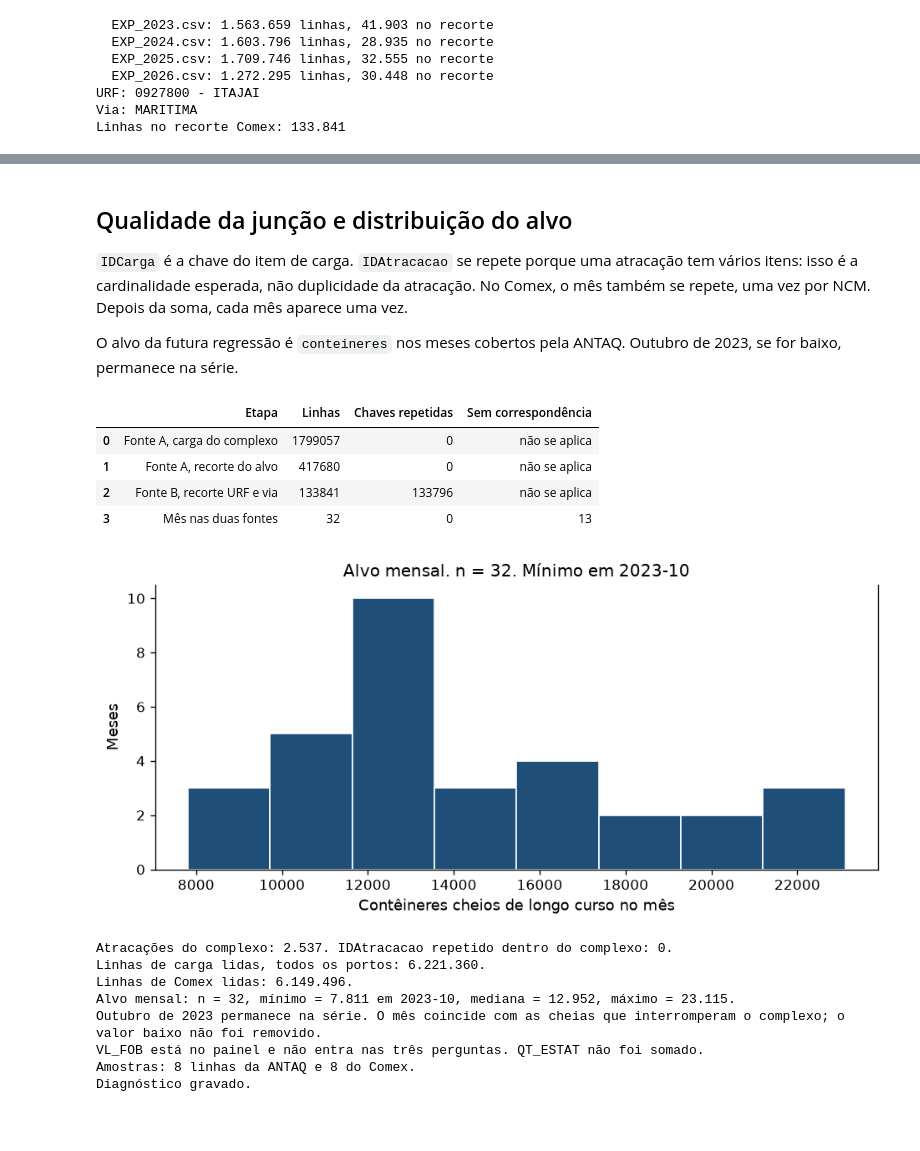
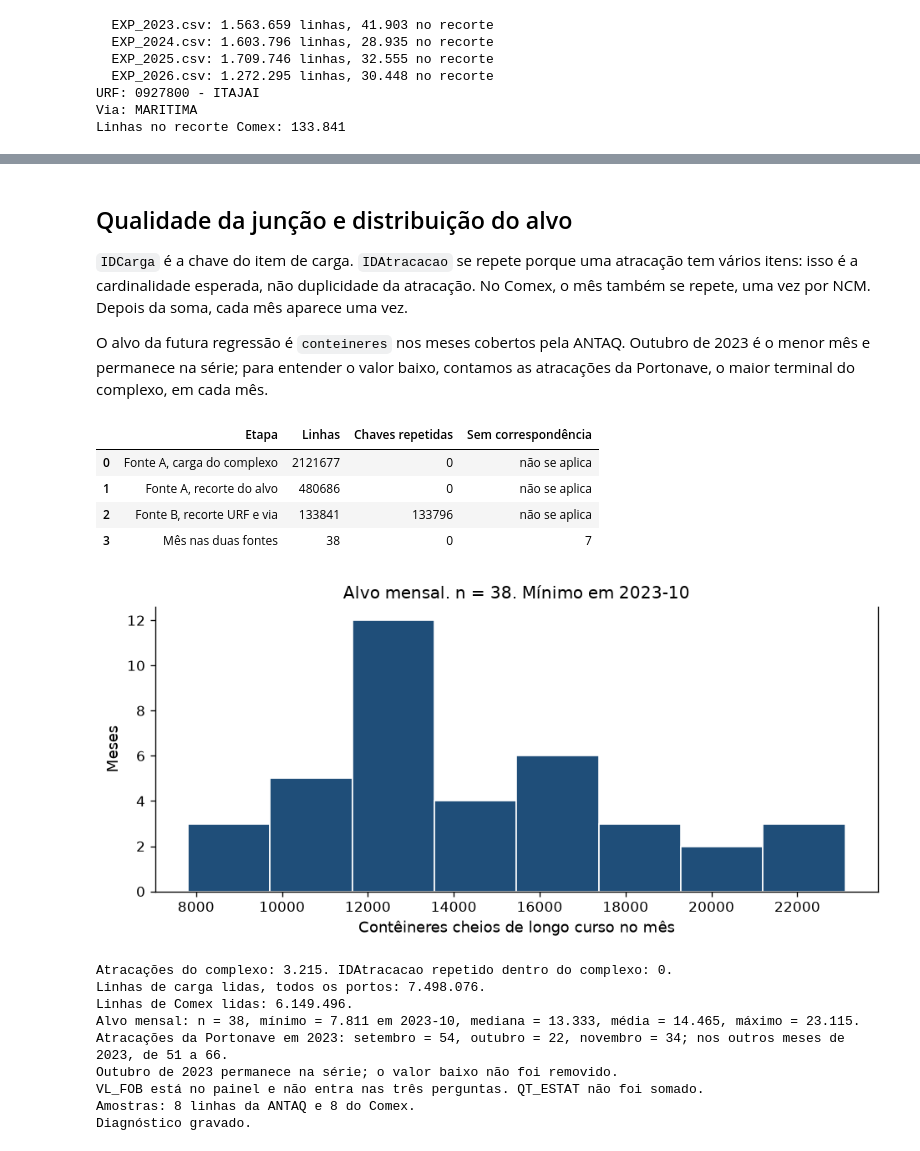
Before and after one commit to Miguel-Pezzini/IA-M2-M3, a Jupyter notebook: Grupo_D_M2_2_EDA.ipynb, the cells around one changed output, grey strips where cells are left out. Drawn from its saved outputs; the diff is of its cells as text; code cells hidden in the pictures; blank space fills up the shorter version.

```diff
--- a/Grupo_D_M2_2_EDA.ipynb
+++ b/Grupo_D_M2_2_EDA.ipynb
@@ -467,8 +526,9 @@ A conta usa apenas os meses em que as duas somas existem. Outubro de 2023 fica m
 # %%
 contemporaneo = painel.loc[ambos].copy()
 n_cont, r_cont = pearson(contemporaneo, "conteineres", "kg_liquido")
+contemporaneo["t_por_conteiner"] = contemporaneo["kg_liquido"] / 1000 / contemporaneo["conteineres"]
 
-fig, ax1 = plt.subplots(figsize=(11, 4.2))
+fig, (ax1, ax3) = plt.subplots(2, 1, figsize=(11, 7.4), sharex=True)
 ax1.plot(contemporaneo["data"], contemporaneo["conteineres"], color="#1f4e79", marker="o", ms=3.5, label="Contêineres cheios")
 ax1.set_ylabel("Contêineres cheios (QTCarga)")
 ax2 = ax1.twinx()
@@ -480,22 +540,27 @@ if len(outubro):
     ax1.annotate("2023-10", (outubro["data"].iloc[0], outubro["conteineres"].iloc[0]),
                  textcoords="offset points", xytext=(6, 8), fontsize=9, color="#333333")
 ax1.set_title(f"Mesmo mês. n = {n_cont}. Correlação = {fmt_r(r_cont)}")
+ax3.plot(contemporaneo["data"], contemporaneo["t_por_conteiner"], color="#4d7c3a", marker="o", ms=3.5)
+ax3.axhline(contemporaneo["t_por_conteiner"].median(), color="#666666", ls=":", lw=1)
+ax3.set_ylabel("Toneladas declaradas por contêiner")
+ax3.set_title("Peso declarado no Comex dividido pelos contêineres da ANTAQ (linha pontilhada: mediana)")
 fig.tight_layout()
 fig.savefig(OUT_DIR / "figuras" / "02_mesmo_mes.png", bbox_inches="tight")
 plt.show()
 
+tpc = contemporaneo.set_index("mes_rotulo")["t_por_conteiner"]
+med = float(contemporaneo["conteineres"].median())
 total_longo = float(contemporaneo["conteineres"].sum())
 total_cabo = float(contemporaneo["conteineres_cabotagem"].sum())
 parcela_cabo = total_cabo / (total_longo + total_cabo) if (total_longo + total_cabo) else None
-print(f"Conclusão. Nos {n_cont} meses em comum, a correlação linear entre contêineres e kg do mesmo mês é {fmt_r(r_cont)}.")
+print(f"n = {n_cont} meses. Correlação entre contêineres e kg do mesmo mês: {fmt_r(r_cont)}.")
+print(f"Toneladas por contêiner: mínimo {fmt_dec(tpc.min())} em {tpc.idxmin()}, mediana {fmt_dec(tpc.median())}, máximo {fmt_dec(tpc.max())} em {tpc.idxmax()}.")
 if len(outubro):
-    med = float(contemporaneo["conteineres"].median())
     print(
-        f"Outubro de 2023 tem {fmt_int(outubro['conteineres'].iloc[0])} contêineres e "
-        f"{outubro['kg_liquido'].iloc[0] / 1e6:.0f} milhões de kg. A mediana dos contêineres nesses meses é {fmt_int(med)}."
+        f"Outubro de 2023: {fmt_int(outubro['conteineres'].iloc[0])} contêineres e "
+        f"{outubro['kg_liquido'].iloc[0] / 1e6:.0f} milhões de kg. Mediana dos contêineres nesses meses: {fmt_dec(med)}."
     )
-print("A cabotagem, fora do alvo, soma", fmt_int(total_cabo), "contêineres cheios embarcados nos mesmos meses.")
+print(f"Cabotagem (fora do alvo) nos mesmos meses: {fmt_int(total_cabo)} contêineres cheios embarcados.")
 if parcela_cabo is not None:
-    print(f"Ela representa {100 * parcela_cabo:.1f}% da soma cabotagem + longo curso.")
-print("Limite. O gráfico descreve o mesmo mês. A pergunta do projeto usa o kg do mês anterior.")
+    print(f"Ela é {fmt_dec(100 * parcela_cabo)}% da soma cabotagem + longo curso.")
 # %% [output]
@@ -543,7 +624,7 @@ Esses meses permanecem nos gráficos. Nenhum filtro foi escolhido para melhorar
 
 `IDCarga` é a chave do item de carga. `IDAtracacao` se repete porque uma atracação tem vários itens: isso é a cardinalidade esperada, não duplicidade da atracação. No Comex, o mês também se repete, uma vez por NCM. Depois da soma, cada mês aparece uma vez.
 
-O alvo da futura regressão é `conteineres` nos meses cobertos pela ANTAQ. Outubro de 2023, se for baixo, permanece na série.
+O alvo da futura regressão é `conteineres` nos meses cobertos pela ANTAQ. Outubro de 2023 é o menor mês e permanece na série; para entender o valor baixo, contamos as atracações da Portonave, o maior terminal do complexo, em cada mês.
 # %%
 chaves_mes = int(painel["mes_rotulo"].duplicated().sum())
 alvo = painel.loc[painel["conteineres"].notna(), "conteineres"]
@@ -593,13 +674,16 @@ print(f"Linhas de carga lidas, todos os portos: {fmt_int(n_carga_lidas)}.")
 print(f"Linhas de Comex lidas: {fmt_int(n_comex_lidas)}.")
 print(
     f"Alvo mensal: n = {len(alvo)}, mínimo = {fmt_int(menor['conteineres'])} em {menor['mes_rotulo']}, "
-    f"mediana = {fmt_int(alvo.median())}, máximo = {fmt_int(alvo.max())}."
+    f"mediana = {fmt_dec(alvo.median())}, média = {fmt_dec(alvo.mean(), 0)}, máximo = {fmt_int(alvo.max())}."
 )
-if len(outubro_linha) and pd.notna(outubro_linha["conteineres"].iloc[0]):
-    print(
-        "Outubro de 2023 permanece na série. O mês coincide com as cheias que interromperam o complexo; "
-        "o valor baixo não foi removido."
-    )
+portonave = "Portonave - Terminais Portuários de Navegantes"
+atr_portonave = atr_ok[atr_ok["Porto Atracação"] == portonave].groupby(["ano", "mes"]).size()
+atr_2023 = atr_portonave.loc[2023]
+print(
+    f"Atracações da Portonave em 2023: setembro = {atr_2023.get(9, 0)}, outubro = {atr_2023.get(10, 0)}, "
+    f"novembro = {atr_2023.get(11, 0)}; nos outros meses de 2023, de {atr_2023.drop([9, 10, 11]).min()} a {atr_2023.drop([9, 10, 11]).max()}."
+)
+print("Outubro de 2023 permanece na série; o valor baixo não foi removido.")
 print("VL_FOB está no painel e não entra nas três perguntas. QT_ESTAT não foi somado.")
 
 amostra_a = pd.DataFrame(amostras_a)
@@ -632,42 +716,48 @@ diagnostico = {
     "n_meses_civis": int(len(painel)),
     "n_meses_antaq": int(painel["conteineres"].notna().sum()),
     "n_meses_comex": int(painel["kg_liquido"].notna().sum()),
     "n_meses_ambos": int(ambos.sum()),
     "meses_so_antaq": painel.loc[so_antaq, "mes_rotulo"].tolist(),
     "meses_so_comex": painel.loc[so_comex, "mes_rotulo"].tolist(),
     "meses_ambos": painel.loc[ambos, "mes_rotulo"].tolist(),
     "n_pares_lag": int(len(pares)),
     "r_contemporaneo": num(r_cont),
+    "t_por_conteiner_mediana": float(tpc.median()),
+    "t_por_conteiner_min": float(tpc.min()),
+    "t_por_conteiner_max": float(tpc.max()),
+    "n_pares_usados": int(len(analise)),
+    "atracacoes_portonave_2023": {int(m): int(v) for m, v in atr_2023.items()},
     "r_persistencia": num(r_pers),
     "r_kg_lag": num(r_kg),
     "parcela_cabotagem": None if parcela_cabo is None else float(parcela_cabo),
     "alvo_n": int(len(alvo)),
     "alvo_min": float(menor["conteineres"]),
     "alvo_min_mes": str(menor["mes_rotulo"]),
     "alvo_mediana": float(alvo.median()),
     "alvo_max": float(alvo.max()),
     "alvo_media": float(alvo.mean()),
     "outubro_2023_conteineres": None if outubro_linha.empty or pd.isna(outubro_linha["conteineres"].iloc[0]) else float(outubro_linha["conteineres"].iloc[0]),
     "outubro_2023_kg": None if outubro_linha.empty or pd.isna(outubro_linha["kg_liquido"].iloc[0]) else float(outubro_linha["kg_liquido"].iloc[0]),
     "teste_m3": teste_m3,
     "chaves_mes_painel": chaves_mes,
     "primeira_data": rotulo(inicio),
     "ultima_data": rotulo(fim),
 }
 (OUT_DIR / "diagnostico.json").write_text(json.dumps(diagnostico, ensure_ascii=False, indent=2), encoding="utf-8")
 print("Diagnóstico gravado.")
 # %% [output]
 |  | Etapa | Linhas | Chaves repetidas | Sem correspondência |
-| 0 | Fonte A, carga do complexo | 1799057 | 0 | não se aplica |
-| 1 | Fonte A, recorte do alvo | 417680 | 0 | não se aplica |
+| 0 | Fonte A, carga do complexo | 2121677 | 0 | não se aplica |
+| 1 | Fonte A, recorte do alvo | 480686 | 0 | não se aplica |
 | 2 | Fonte B, recorte URF e via | 133841 | 133796 | não se aplica |
-| 3 | Mês nas duas fontes | 32 | 0 | 13 |
+| 3 | Mês nas duas fontes | 38 | 0 | 7 |
-[figure, old version]
+[figure, new version]
-Atracações do complexo: 2.537. IDAtracacao repetido dentro do complexo: 0.
-Linhas de carga lidas, todos os portos: 6.221.360.
+Atracações do complexo: 3.215. IDAtracacao repetido dentro do complexo: 0.
+Linhas de carga lidas, todos os portos: 7.498.076.
 Linhas de Comex lidas: 6.149.496.
-Alvo mensal: n = 32, mínimo = 7.811 em 2023-10, mediana = 12.952, máximo = 23.115.
-Outubro de 2023 permanece na série. O mês coincide com as cheias que interromperam o complexo; o valor baixo não foi removido.
+Alvo mensal: n = 38, mínimo = 7.811 em 2023-10, mediana = 13.333, média = 14.465, máximo = 23.115.
+Atracações da Portonave em 2023: setembro = 54, outubro = 22, novembro = 34; nos outros meses de 2023, de 51 a 66.
+Outubro de 2023 permanece na série; o valor baixo não foi removido.
 VL_FOB está no painel e não entra nas três perguntas. QT_ESTAT não foi somado.
 Amostras: 8 linhas da ANTAQ e 8 do Comex.
 Diagnóstico gravado.
```
Also changed, not shown: parts of 16 cells of this notebook, 9 other files.
